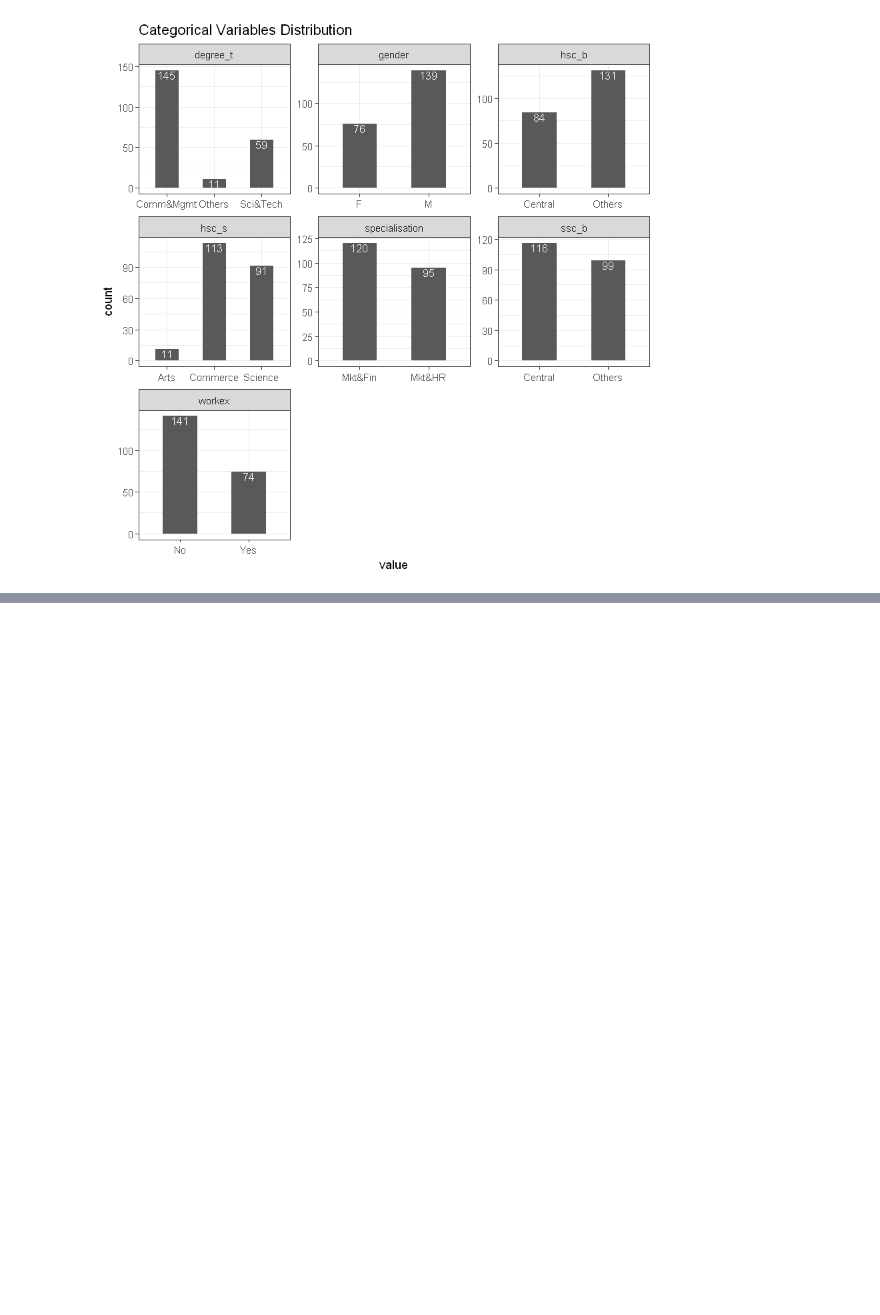
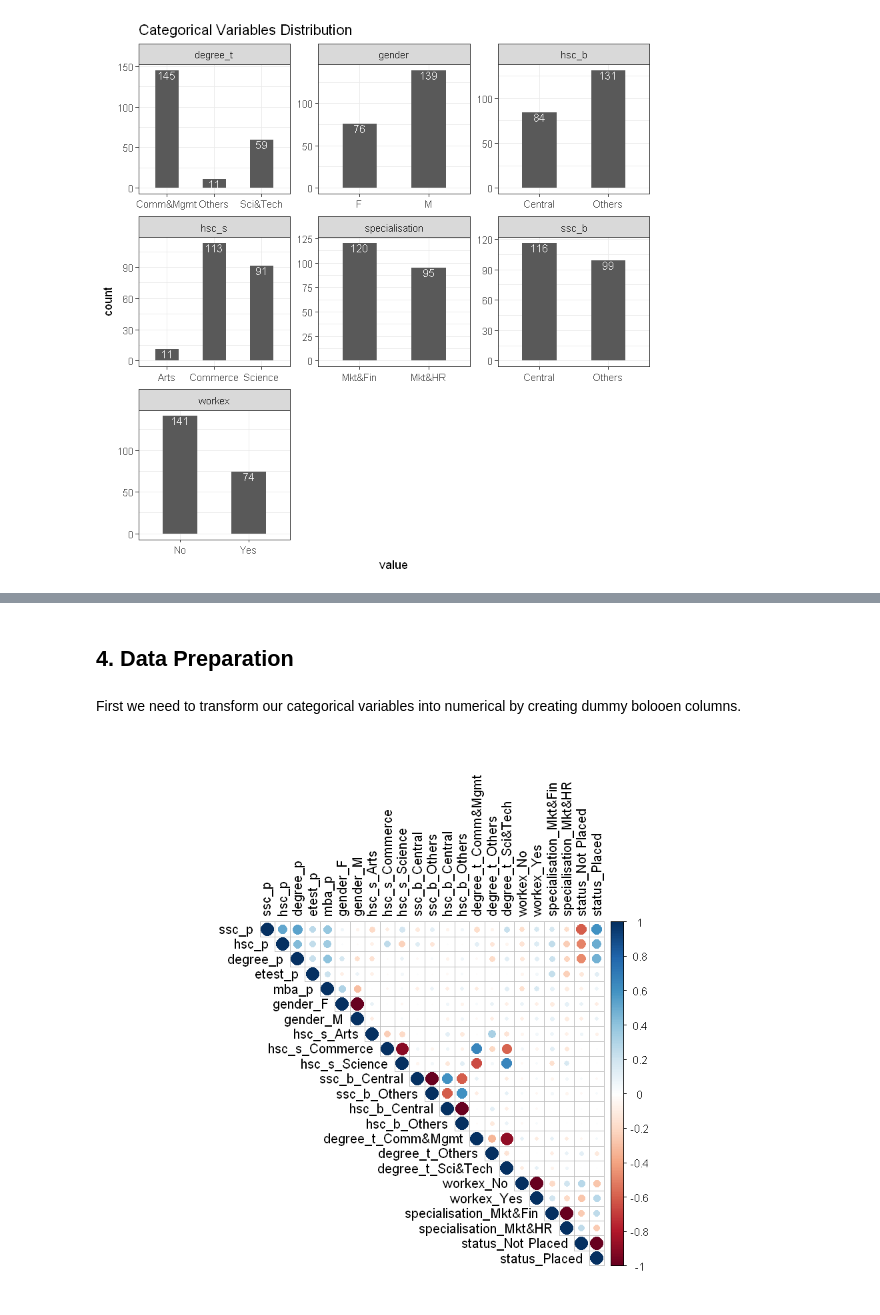
Before and after one commit to pedromvasconcelos/pbg-pmv, a Jupyter notebook: CA5/ca5_R_predictive_model.ipynb, the cells around one changed output, grey strips where cells are left out. Drawn from its saved outputs; the diff is of its cells as text; code cells hidden in the pictures; blank space fills up the shorter version.

```diff
--- a/CA5/ca5_R_predictive_model.ipynb
+++ b/CA5/ca5_R_predictive_model.ipynb
@@ -530,0 +210,16 @@ The final value used for the model was maxdepth = 1.
+# %% [markdown]
+## 4. Data Preparation <a id = "Data Preparation"></a>
+# %% [markdown]
+First we need to transform our categorical variables into numerical by creating dummy bolooen columns.
+# %%
+categorical = c('gender','hsc_s','ssc_b','hsc_b','ssc_s','degree_t','workex','specialisation','status') #List of all categorical variables
+results <- fastDummies::dummy_cols(data, select_columns = categorical) #creating the dummy columns
+res <- results[, !(names(results) %in% categorical)]
+# %%
+#cor(res) #to give the correlation matrix
+res <- rcorr(as.matrix(res))
+#res$P #to extract the p-values
+# %%
+corrplot(cor(res), type = 'upper', method = 'circle',  tl.col = 'black',  p.mat = res$P, sig.leve = 0.05)
+# %% [output]
+[figure, added]
```
Also changed, not shown: parts of 43 cells of this notebook.
